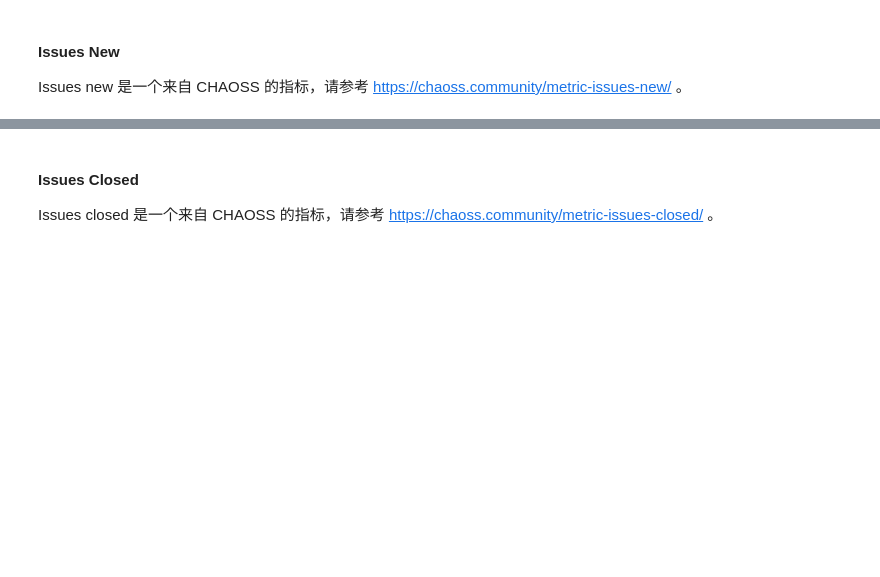
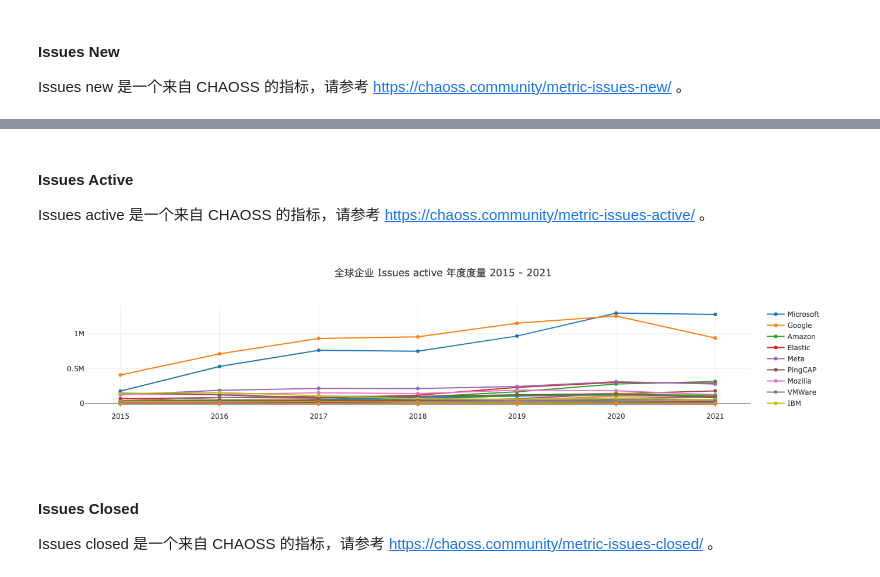
Before and after one commit to X-lab2017/open-digger, a Jupyter notebook: notebook/handbook_zh.ipynb, the cells around one changed output, grey strips where cells are left out. Cells and saved outputs as stored; diff of their text form; code cells hidden in the pictures; blank space fills up the shorter version.

```diff
--- a/notebook/handbook_zh.ipynb
+++ b/notebook/handbook_zh.ipynb
@@ -234,3 +234,22 @@ openDigger.metric.chaoss.issuesNew({ labelIntersect: ['Company'], startYear, sta
+# %% [markdown]
+#### Issues Active
+
+Issues active 是一个来自 CHAOSS 的指标，请参考 https://chaoss.community/metric-issues-active/ 。
+# %%
+var startYear = 2015, startMonth = 1, endYear = 2021, endMonth = 12, x = [];
+for (let y = startYear; y <= endYear; y++) x.push(`${y}`);
+openDigger.metric.chaoss.issuesActive({ labelIntersect: ['Company'], startYear, startMonth, endYear, endMonth, groupBy: 'Company', groupTimeRange: 'year', limit: -1, order: 'DESC' }).then(data => {
+    openDigger.render.plotly(data.filter(row => row.name != 'Others').map(row => {
+        return {
+            x,
+            y: row.count,
+            mode: 'scatter',
+            name: row.name
+        };
+    }), {title: `全球企业 Issues active 年度度量 ${startYear} - ${endYear}`, xaxis: {type: 'category'}});
+});
+# %% [output]
+[figure, added]
 # %% [markdown]
 #### Issues Closed
 
```
Also changed, not shown: parts of 7 cells of this notebook, 5 other files.
